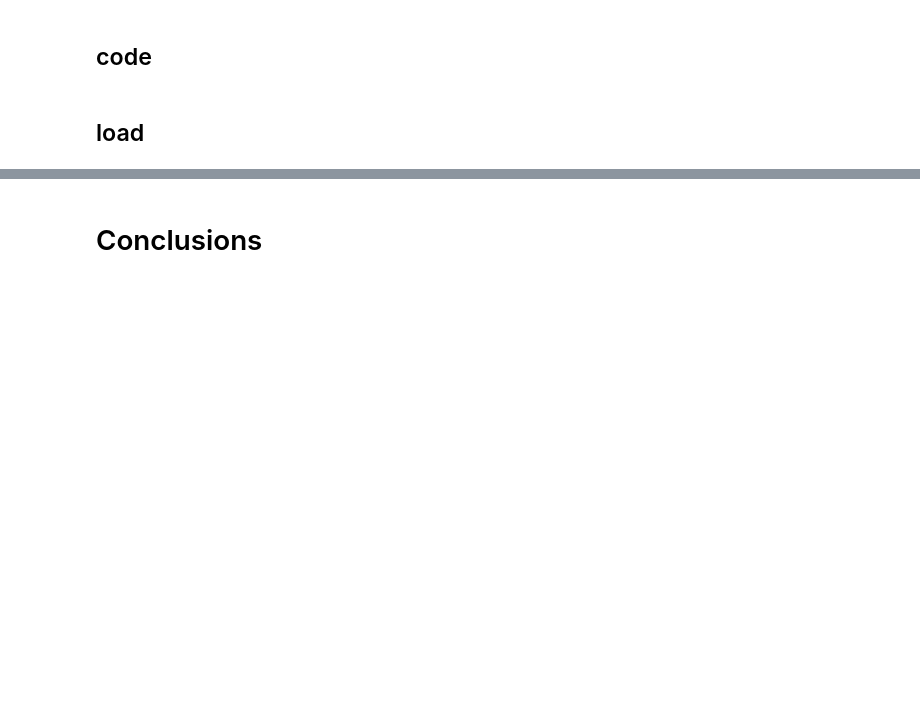
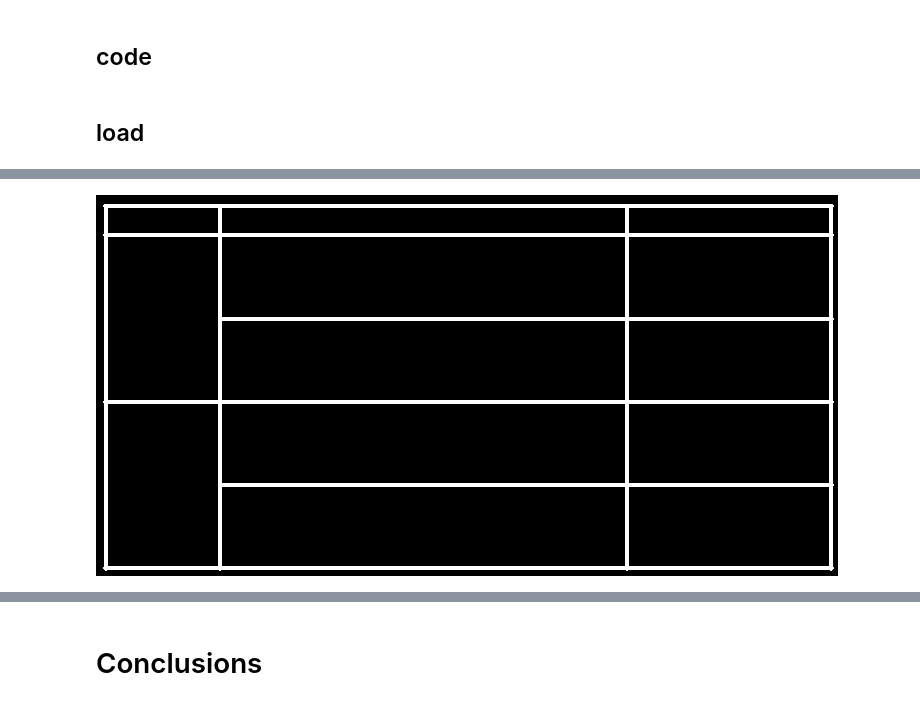
Before and after one commit to drschwenk/tableparse_notebooks, a Jupyter notebook: connected_components.ipynb, the cells around one changed output, grey strips where cells are left out. Cells and saved outputs as stored; diff of their text form; code cells hidden in the pictures; blank space fills up the shorter version.

```diff
--- a/connected_components.ipynb
+++ b/connected_components.ipynb
@@ -175,4 +196,8 @@ foreground_img = foreground_image(test_img)
 # %%
+test_img = cv2.imread(another_image)
+
+foreground_img = foreground_image(test_img)
 connected_components = connect_and_label_components(foreground_img)
 candidate_grid = find_largest_component(connected_components)
 grid_contours = compute_grid_contours(candidate_grid)
+bounding_boxes = [cell_from_contour(cont) for cont in grid_contours.tolist()]
@@ -194,0 +220,4 @@ bounding_boxes
+# %%
+ifa(candidate_grid)
+# %% [output]
+[figure, added]
```
Also changed, not shown: parts of 17 cells of this notebook, 5 other files.
